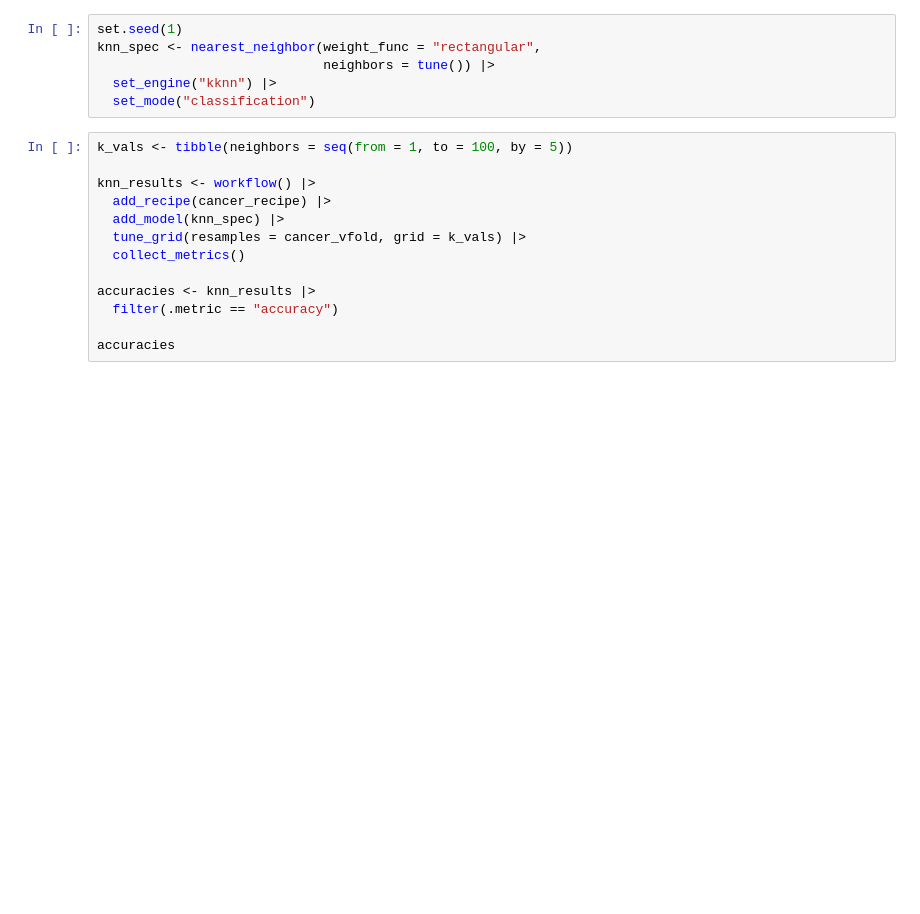
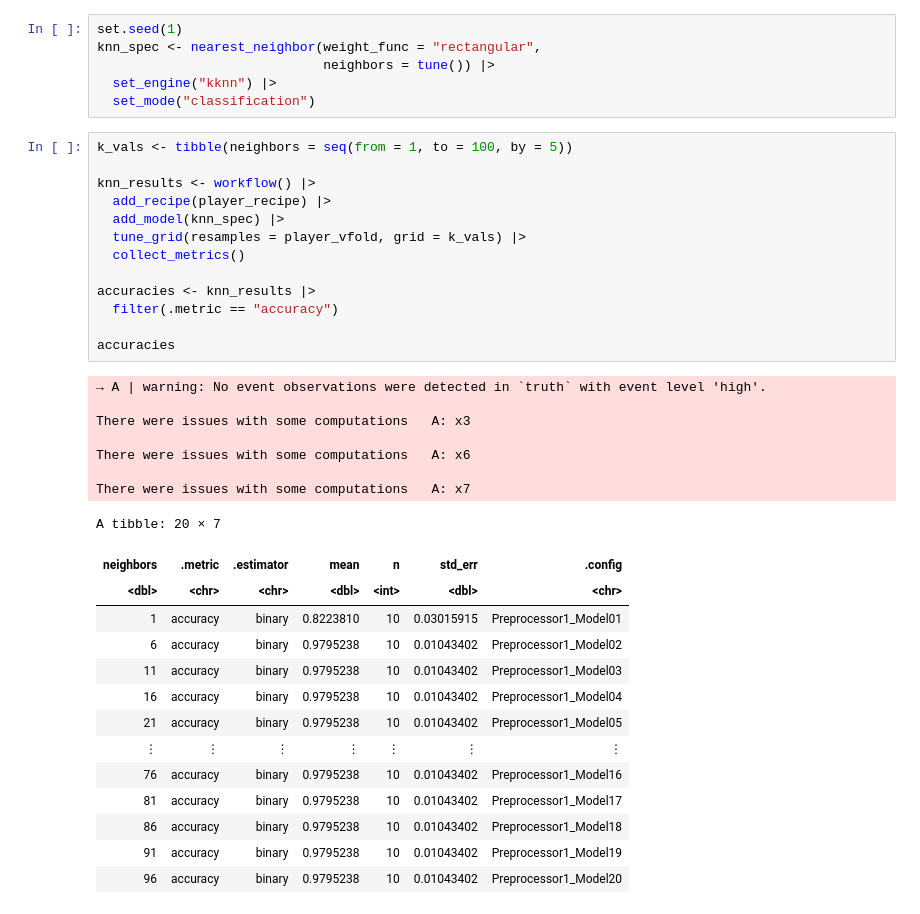
Before and after one commit to azoli113/DSCI100-Project-Group-006-36, a Jupyter notebook: draft-Copy1.ipynb, the cells around one changed output. Drawn from its saved outputs; the diff is of its cells as text; blank space fills up the shorter version.

```diff
--- a/draft-Copy1.ipynb
+++ b/draft-Copy1.ipynb
@@ -231,16 +240,38 @@ knn_spec <- nearest_neighbor(weight_func = "rectangular",
 # %%
 k_vals <- tibble(neighbors = seq(from = 1, to = 100, by = 5))
 
 knn_results <- workflow() |>
-  add_recipe(cancer_recipe) |>
+  add_recipe(player_recipe) |>
   add_model(knn_spec) |>
-  tune_grid(resamples = cancer_vfold, grid = k_vals) |>
+  tune_grid(resamples = player_vfold, grid = k_vals) |>
   collect_metrics()
 
 accuracies <- knn_results |>
   filter(.metric == "accuracy")
 
 accuracies
+# %% [output]
+→ A | warning: No event observations were detected in `truth` with event level 'high'.
+
+There were issues with some computations   A: x3
+
+There were issues with some computations   A: x6
+
+There were issues with some computations   A: x7
+A tibble: 20 × 7
+| neighbors | .metric | .estimator | mean | n | std_err | .config |
+| <dbl> | <chr> | <chr> | <dbl> | <int> | <dbl> | <chr> |
+| 1 | accuracy | binary | 0.8223810 | 10 | 0.03015915 | Preprocessor1_Model01 |
+| 6 | accuracy | binary | 0.9795238 | 10 | 0.01043402 | Preprocessor1_Model02 |
+| 11 | accuracy | binary | 0.9795238 | 10 | 0.01043402 | Preprocessor1_Model03 |
+| 16 | accuracy | binary | 0.9795238 | 10 | 0.01043402 | Preprocessor1_Model04 |
+| 21 | accuracy | binary | 0.9795238 | 10 | 0.01043402 | Preprocessor1_Model05 |
+| ⋮ | ⋮ | ⋮ | ⋮ | ⋮ | ⋮ | ⋮ |
+| 76 | accuracy | binary | 0.9795238 | 10 | 0.01043402 | Preprocessor1_Model16 |
+| 81 | accuracy | binary | 0.9795238 | 10 | 0.01043402 | Preprocessor1_Model17 |
+| 86 | accuracy | binary | 0.9795238 | 10 | 0.01043402 | Preprocessor1_Model18 |
+| 91 | accuracy | binary | 0.9795238 | 10 | 0.01043402 | Preprocessor1_Model19 |
+| 96 | accuracy | binary | 0.9795238 | 10 | 0.01043402 | Preprocessor1_Model20 |
 # %%
 accuracy_vs_k <- ggplot(accuracies, aes(x = neighbors, y = mean)) +
   geom_point() +
```
Also changed, not shown: parts of 4 cells of this notebook.
